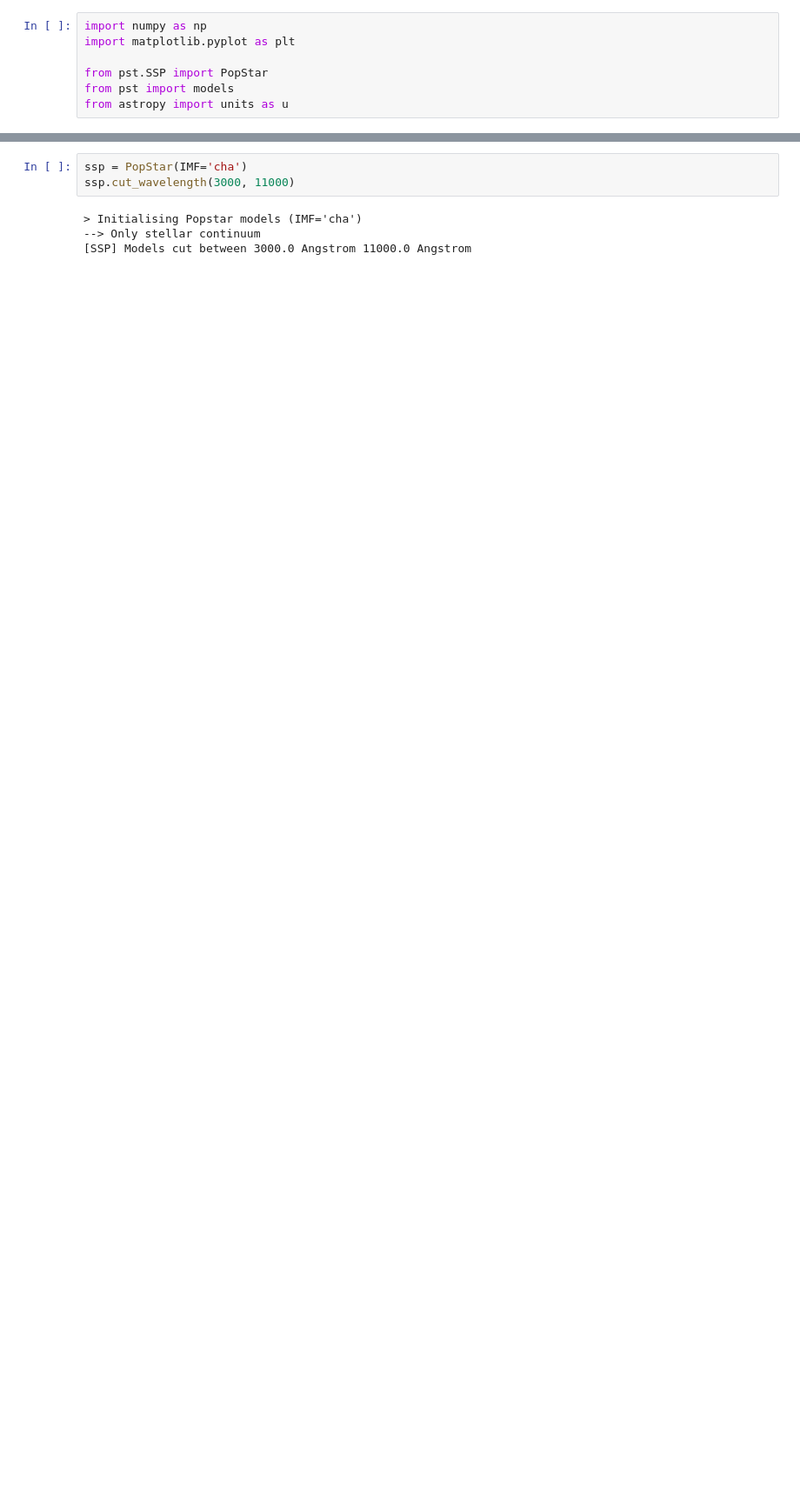
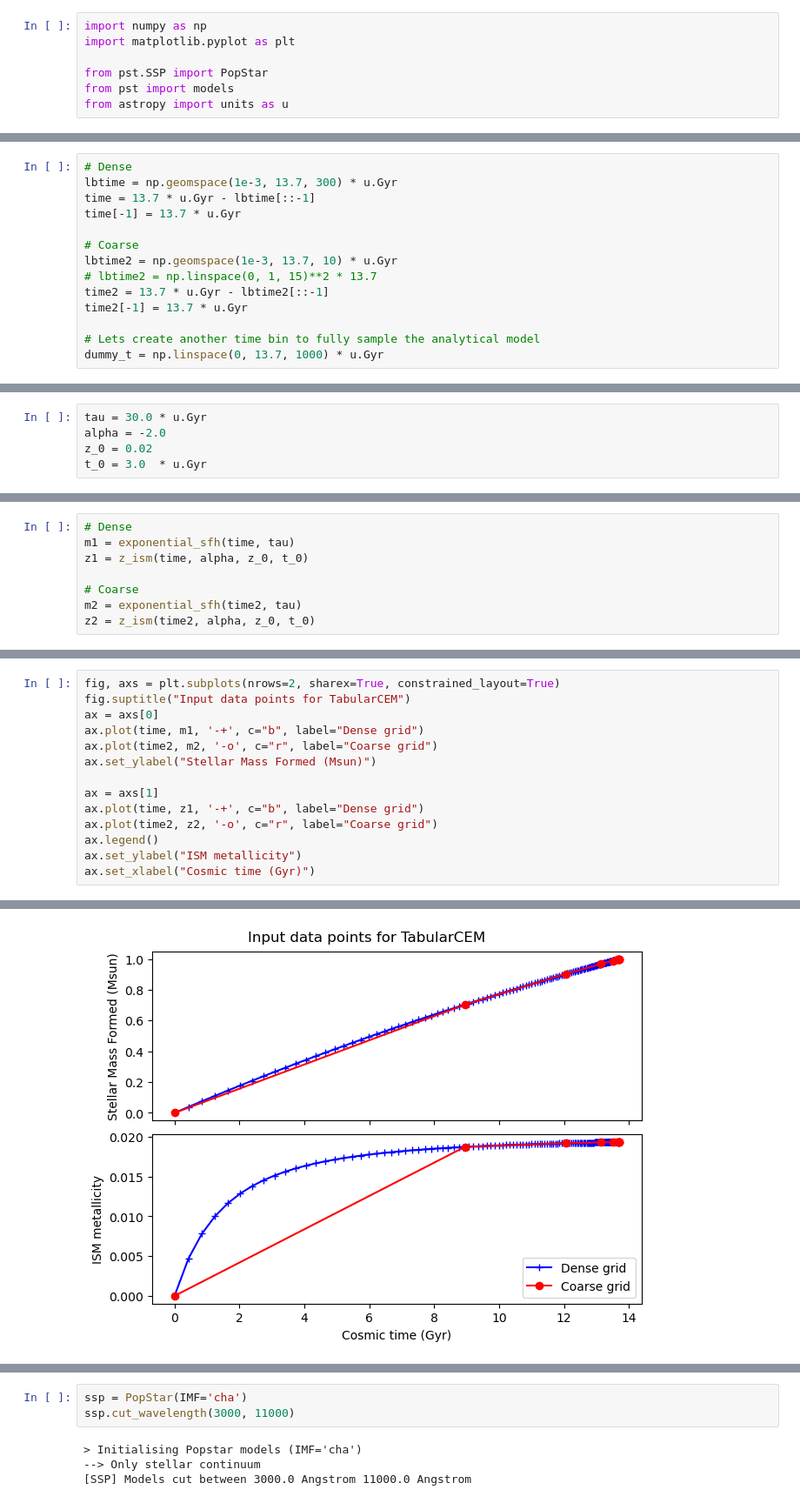
Before and after one commit to paranoya/population-synthesis-toolkit, a Jupyter notebook: tutorials/tabularCEM_resolution_effects.ipynb, the cells around one changed output, grey strips where cells are left out. Shown at 87% size. Saved outputs shown, nothing was run; the diff lists cells and outputs as text; blank space fills up the shorter version.

```diff
--- a/tutorials/tabularCEM_resolution_effects.ipynb
+++ b/tutorials/tabularCEM_resolution_effects.ipynb
@@ -9,0 +32,14 @@ from astropy import units as u
+# %%
+# Dense
+lbtime = np.geomspace(1e-3, 13.7, 300) * u.Gyr
+time = 13.7 * u.Gyr - lbtime[::-1]
+time[-1] = 13.7 * u.Gyr
+
+# Coarse
+lbtime2 = np.geomspace(1e-3, 13.7, 10) * u.Gyr
+# lbtime2 = np.linspace(0, 1, 15)**2 * 13.7
+time2 = 13.7 * u.Gyr - lbtime2[::-1]
+time2[-1] = 13.7 * u.Gyr
+
+# Lets create another time bin to fully sample the analytical model
+dummy_t = np.linspace(0, 13.7, 1000) * u.Gyr
@@ -9,0 +55,5 @@ from astropy import units as u
+# %%
+tau = 30.0 * u.Gyr
+alpha = -2.0
+z_0 = 0.02
+t_0 = 3.0  * u.Gyr
@@ -9,0 +62,8 @@ from astropy import units as u
+# %%
+# Dense
+m1 = exponential_sfh(time, tau)
+z1 = z_ism(time, alpha, z_0, t_0)
+
+# Coarse
+m2 = exponential_sfh(time2, tau)
+z2 = z_ism(time2, alpha, z_0, t_0)
@@ -9,0 +72,15 @@ from astropy import units as u
+# %%
+fig, axs = plt.subplots(nrows=2, sharex=True, constrained_layout=True)
+fig.suptitle("Input data points for TabularCEM")
+ax = axs[0]
+ax.plot(time, m1, '-+', c="b", label="Dense grid")
+ax.plot(time2, m2, '-o', c="r", label="Coarse grid")
+ax.set_ylabel("Stellar Mass Formed (Msun)")
+
+ax = axs[1]
+ax.plot(time, z1, '-+', c="b", label="Dense grid")
+ax.plot(time2, z2, '-o', c="r", label="Coarse grid")
+ax.legend()
+ax.set_ylabel("ISM metallicity")
+ax.set_xlabel("Cosmic time (Gyr)")
+# %% [output]
@@ -9,0 +88 @@ from astropy import units as u
+[figure, added]
```
Also changed, not shown: parts of 24 cells of this notebook.
